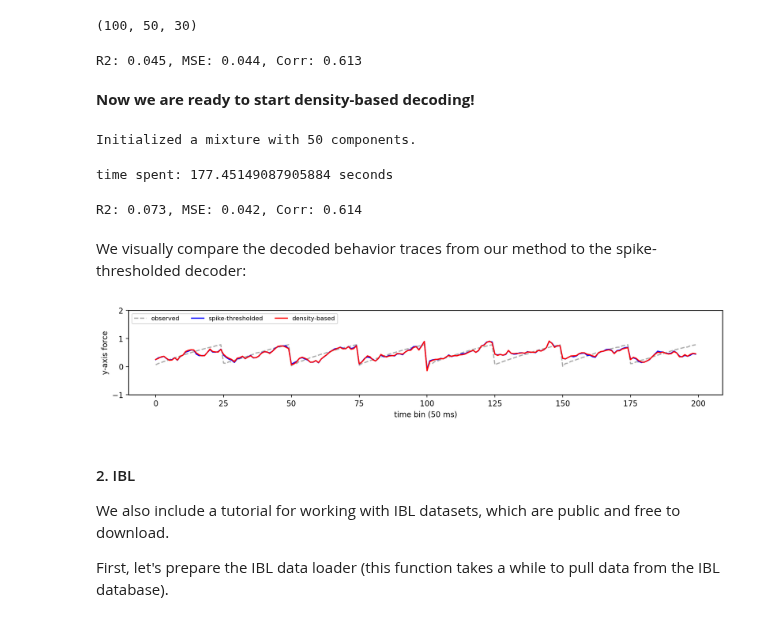
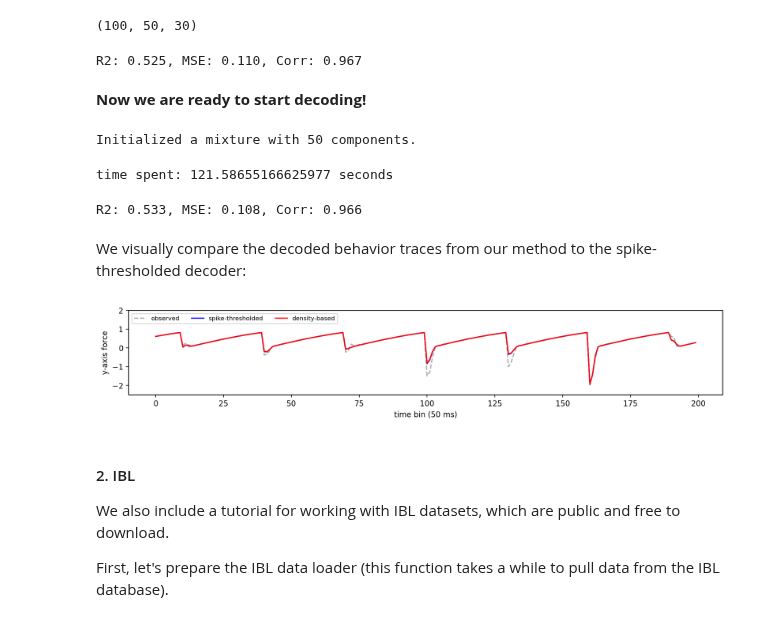
Before and after one commit to yzhang511/density_decoding, a Jupyter notebook: tutorials/1_decoding_pipeline.ipynb, the cells around one changed output. Saved outputs shown, nothing was run; the diff lists cells and outputs as text; code cells hidden in the pictures.

```diff
--- a/tutorials/1_decoding_pipeline.ipynb
+++ b/tutorials/1_decoding_pipeline.ipynb
@@ -54,11 +54,11 @@ In this section, we provide a tutorial for running density-based decoding on you
 
 Here we use a toy example from a simulated dataset. First, let's load the simulated spike features and behaviors.
 # %%
-dir_path = Path("./toy_example_data")
-sim_spike_features = np.load(dir_path / "sim_spike_features.npy", allow_pickle=True)
-sim_trial_idxs = np.load(dir_path / "sim_trial_idxs.npy", allow_pickle=True)
-sim_time_idxs = np.load(dir_path / "sim_time_idxs.npy", allow_pickle=True)
-sim_behaviors = np.load(dir_path / "sim_behaviors.npy")
+dir_path = Path("../toy_example")
+sim_spike_features = np.load(dir_path / "spike_features.npy", allow_pickle=True)
+sim_trial_idxs = np.load(dir_path / "trial_idxs.npy", allow_pickle=True)
+sim_time_idxs = np.load(dir_path / "time_idxs.npy", allow_pickle=True)
+sim_behaviors = np.load(dir_path / "behaviors.npy")
 # %%
 total_spike_features = np.concatenate(np.concatenate(sim_spike_features))
 sim_spike_channels = total_spike_features.T[0]
@@ -143,13 +143,13 @@ print(thresholded_spike_count.shape)
 # %% [output]
 (100, 50, 30)
 # %%
-_, y_test, thresh_pred, metrics = sliding_window_decoder(
-    thresholded_spike_count, sim_behaviors, train, test, behavior_type="continuous"
+_, y_test, thresh_pred, metrics = generic_decoder(
+    thresholded_spike_count, sim_behaviors, train, test, behavior_type="continuous", verbose=True
 )
 # %% [output]
-R2: 0.045, MSE: 0.044, Corr: 0.613
+R2: 0.525, MSE: 0.110, Corr: 0.967
 # %% [markdown]
-**Now we are ready to start density-based decoding!**
+**Now we are ready to start decoding!**
 # %%
 start_time = time.time()
 
@@ -164,6 +164,8 @@ weight_matrix = decode_pipeline(
     train = train,
     test = test,
     learning_rate=1e-2,
+    max_iter=10000,
+    batch_size=1
 )
 
 end_time = time.time()
@@ -172,27 +174,27 @@ time_spent = end_time - start_time
 print(f"time spent: {time_spent} seconds")
 # %% [output]
 Initialized a mixture with 50 components.
-time spent: 177.45149087905884 seconds
+time spent: 121.58655166625977 seconds
 # %%
-_, y_test, density_pred, metrics = sliding_window_decoder(
-    weight_matrix, sim_behaviors, train, test, behavior_type="continuous"
+_, y_test, density_pred, metrics = generic_decoder(
+    weight_matrix, sim_behaviors, train, test, behavior_type="continuous", verbose=True
 )
 # %% [output]
-R2: 0.073, MSE: 0.042, Corr: 0.614
+R2: 0.533, MSE: 0.108, Corr: 0.966
 # %% [markdown]
 We visually compare the decoded behavior traces from our method to the spike-thresholded decoder:
 # %%
 plt.figure(figsize=(14,2))
 plt.plot(y_test.flatten()[200:400], c="darkgray", linestyle="--", label="observed")
 plt.plot(thresh_pred.flatten()[200:400], c="blue", linestyle="-", label="spike-thresholded")
 plt.plot(density_pred.flatten()[200:400], c="red", linestyle="-", label="density-based")
 plt.xlabel("time bin (50 ms)")
 plt.ylabel("y-axis force")
 plt.legend(ncol=3, loc="upper left")
-plt.ylim(-1, 2.)
+plt.ylim(-2.5, 2.)
 plt.show()
 # %% [output]
-[figure, old version]
+[figure, new version]
 # %% [markdown]
 #### 2. IBL
 
```
Also changed, not shown: parts of 23 cells of this notebook, 7 other files.
